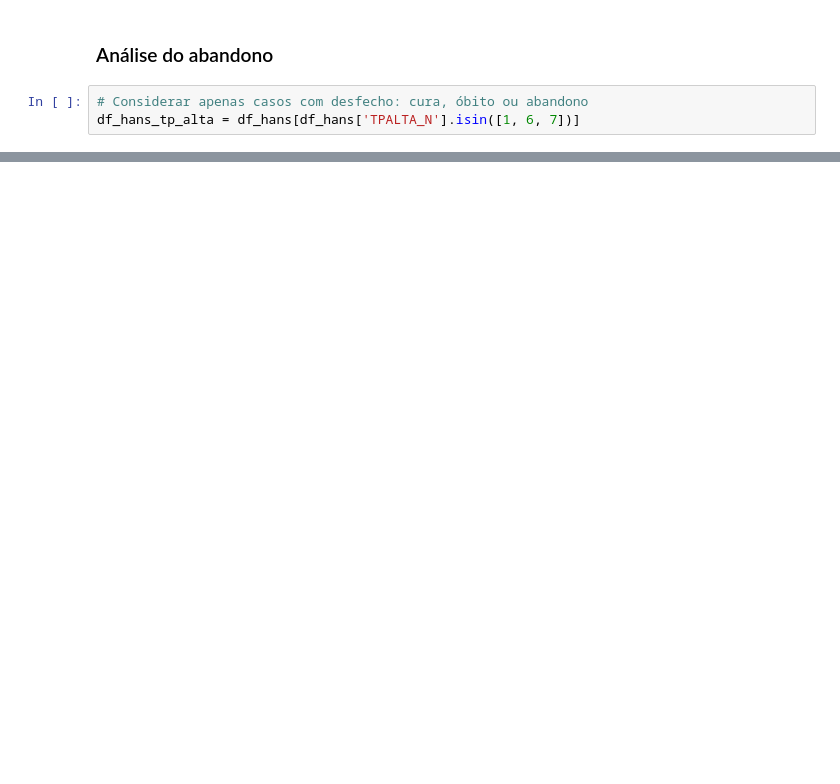
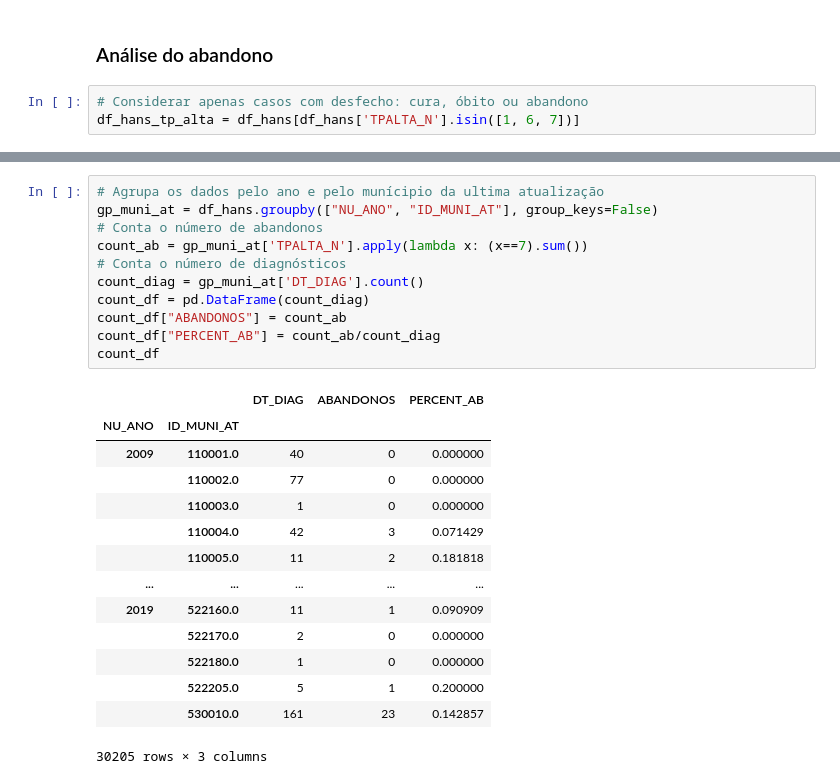
Before and after one commit to datasci4health/projects2023, a Jupyter notebook: hans_project/notebooks/EDA_Hans.ipynb, the cells around one changed output, grey strips where cells are left out. Saved outputs shown, nothing was run; the diff lists cells and outputs as text; blank space fills up the shorter version.

```diff
--- a/hans_project/notebooks/EDA_Hans.ipynb
+++ b/hans_project/notebooks/EDA_Hans.ipynb
@@ -191,0 +192,26 @@ df_hans_outcome['TPALTA_N'].value_counts().sort_values().plot.barh(color='darkbl
+# %%
+# Agrupa os dados pelo ano e pelo munícipio da ultima atualização
+gp_muni_at = df_hans.groupby(["NU_ANO", "ID_MUNI_AT"], group_keys=False)
+# Conta o número de abandonos
+count_ab = gp_muni_at['TPALTA_N'].apply(lambda x: (x==7).sum())
+# Conta o número de diagnósticos
+count_diag = gp_muni_at['DT_DIAG'].count()
+count_df = pd.DataFrame(count_diag)
+count_df["ABANDONOS"] = count_ab
+count_df["PERCENT_AB"] = count_ab/count_diag
+count_df
+# %% [output]
+|  |  | DT_DIAG | ABANDONOS | PERCENT_AB |
+| NU_ANO | ID_MUNI_AT |  |  |  |
+| 2009 | 110001.0 | 40 | 0 | 0.000000 |
+|  | 110002.0 | 77 | 0 | 0.000000 |
+|  | 110003.0 | 1 | 0 | 0.000000 |
+|  | 110004.0 | 42 | 3 | 0.071429 |
+|  | 110005.0 | 11 | 2 | 0.181818 |
+| ... | ... | ... | ... | ... |
+| 2019 | 522160.0 | 11 | 1 | 0.090909 |
+|  | 522170.0 | 2 | 0 | 0.000000 |
+|  | 522180.0 | 1 | 0 | 0.000000 |
+|  | 522205.0 | 5 | 1 | 0.200000 |
+|  | 530010.0 | 161 | 23 | 0.142857 |
+30205 rows × 3 columns
```
Also changed, not shown: parts of 9 cells of this notebook, 34 other files.
